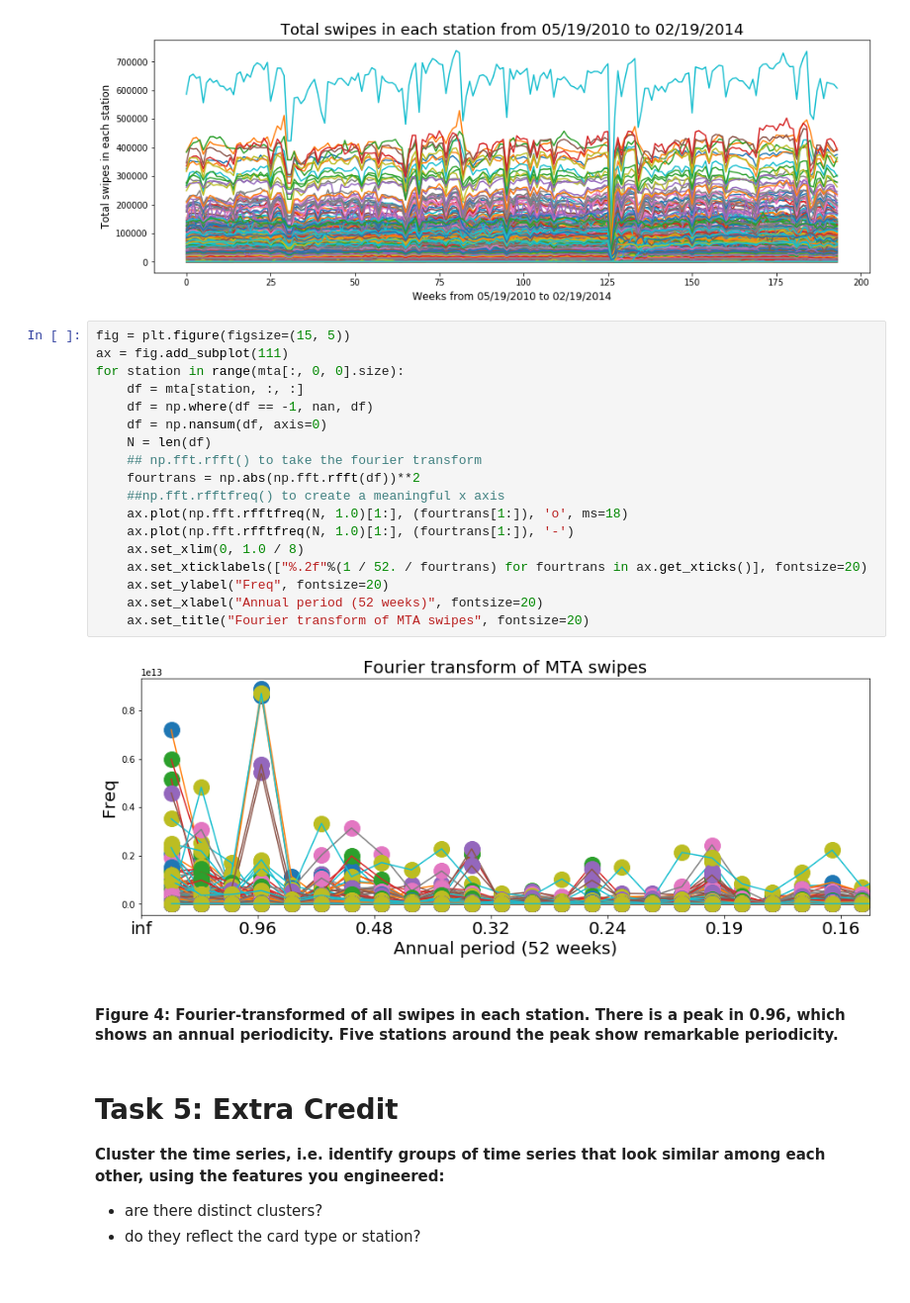
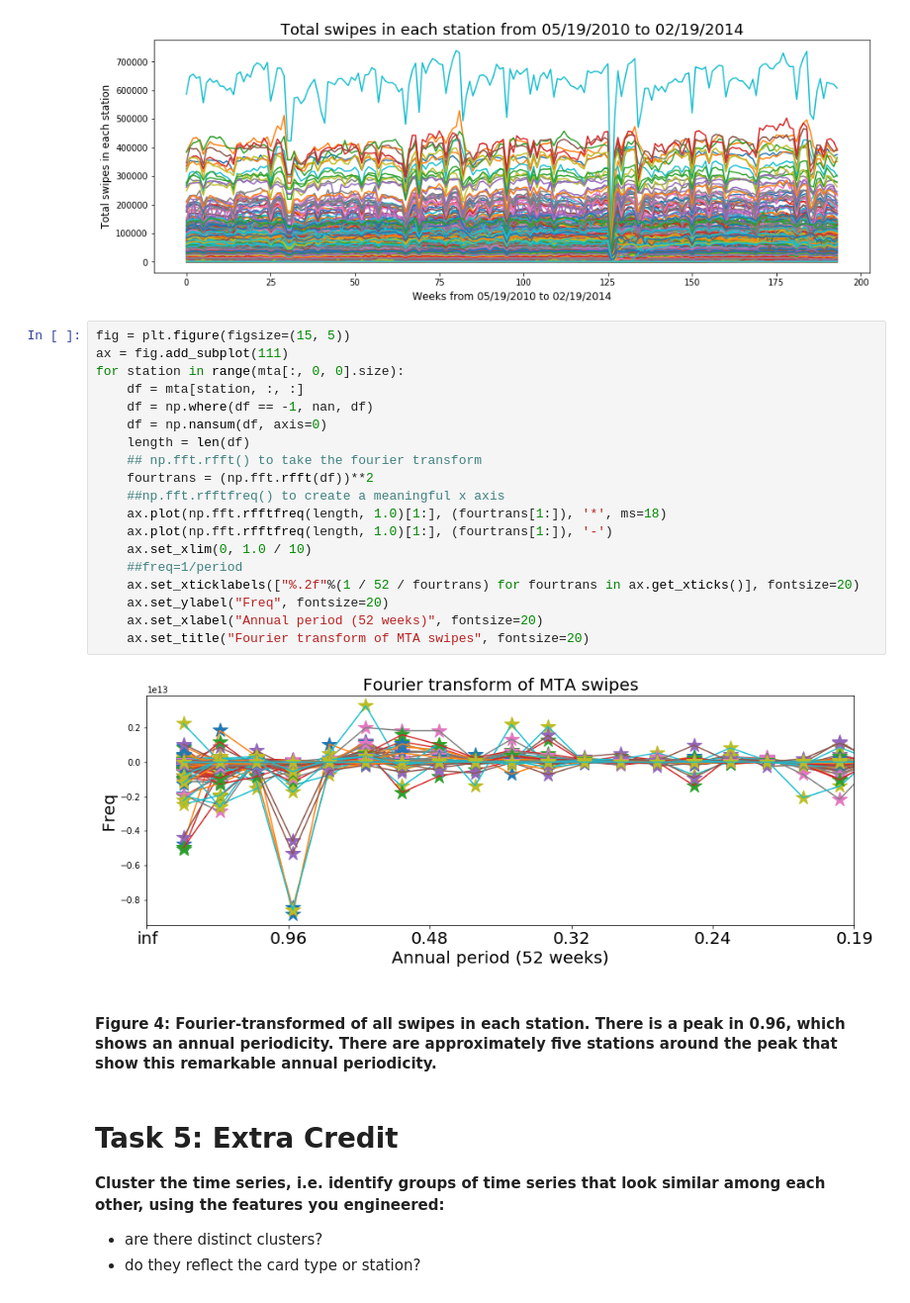
Before and after one commit to sg5718/PUI2018_sg5718, a Jupyter notebook: HW12_sg5718/subway_timeseries_part2_sg5718.ipynb, the cells around one changed output. Shown at 99% size. Saved outputs shown, nothing was run; the diff lists cells and outputs as text.

```diff
--- a/HW12_sg5718/subway_timeseries_part2_sg5718.ipynb
+++ b/HW12_sg5718/subway_timeseries_part2_sg5718.ipynb
@@ -198,25 +198,26 @@ for station in range(mta[:, 0, 0].size):
 # %%
 fig = plt.figure(figsize=(15, 5))
 ax = fig.add_subplot(111)
 for station in range(mta[:, 0, 0].size):
     df = mta[station, :, :]
     df = np.where(df == -1, nan, df)
     df = np.nansum(df, axis=0)
-    N = len(df)
+    length = len(df)
     ## np.fft.rfft() to take the fourier transform
-    fourtrans = np.abs(np.fft.rfft(df))**2
+    fourtrans = (np.fft.rfft(df))**2
     ##np.fft.rfftfreq() to create a meaningful x axis
-    ax.plot(np.fft.rfftfreq(N, 1.0)[1:], (fourtrans[1:]), 'o', ms=18)
-    ax.plot(np.fft.rfftfreq(N, 1.0)[1:], (fourtrans[1:]), '-')
-    ax.set_xlim(0, 1.0 / 8)
-    ax.set_xticklabels(["%.2f"%(1 / 52. / fourtrans) for fourtrans in ax.get_xticks()], fontsize=20)
+    ax.plot(np.fft.rfftfreq(length, 1.0)[1:], (fourtrans[1:]), '*', ms=18)
+    ax.plot(np.fft.rfftfreq(length, 1.0)[1:], (fourtrans[1:]), '-')
+    ax.set_xlim(0, 1.0 / 10)
+    ##freq=1/period
+    ax.set_xticklabels(["%.2f"%(1 / 52 / fourtrans) for fourtrans in ax.get_xticks()], fontsize=20)
     ax.set_ylabel("Freq", fontsize=20)
     ax.set_xlabel("Annual period (52 weeks)", fontsize=20)
     ax.set_title("Fourier transform of MTA swipes", fontsize=20)
 # %% [output]
-[figure, old version]
+[figure, new version]
 # %% [markdown]
-#### Figure 4: Fourier-transformed of all swipes in each station. There is a peak in 0.96, which shows an annual periodicity. Five stations around the peak show remarkable periodicity.
+#### Figure 4: Fourier-transformed of all swipes in each station. There is a peak in 0.96, which shows an annual periodicity. There are approximately five stations around the peak that show this remarkable annual periodicity.
 # %% [markdown]
 # Task 5: Extra Credit
 **Cluster the time series, i.e. identify groups of time series that look similar among each other, using the features you engineered:**
```
Also changed, not shown: parts of 8 cells of this notebook, 3 other files.
